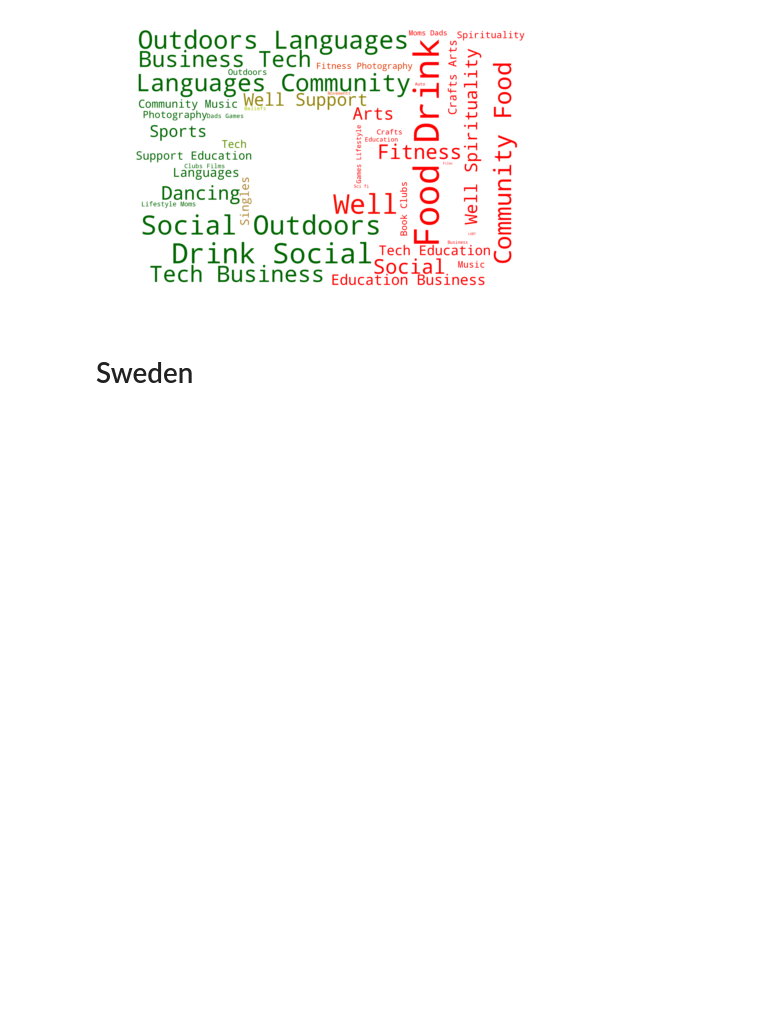
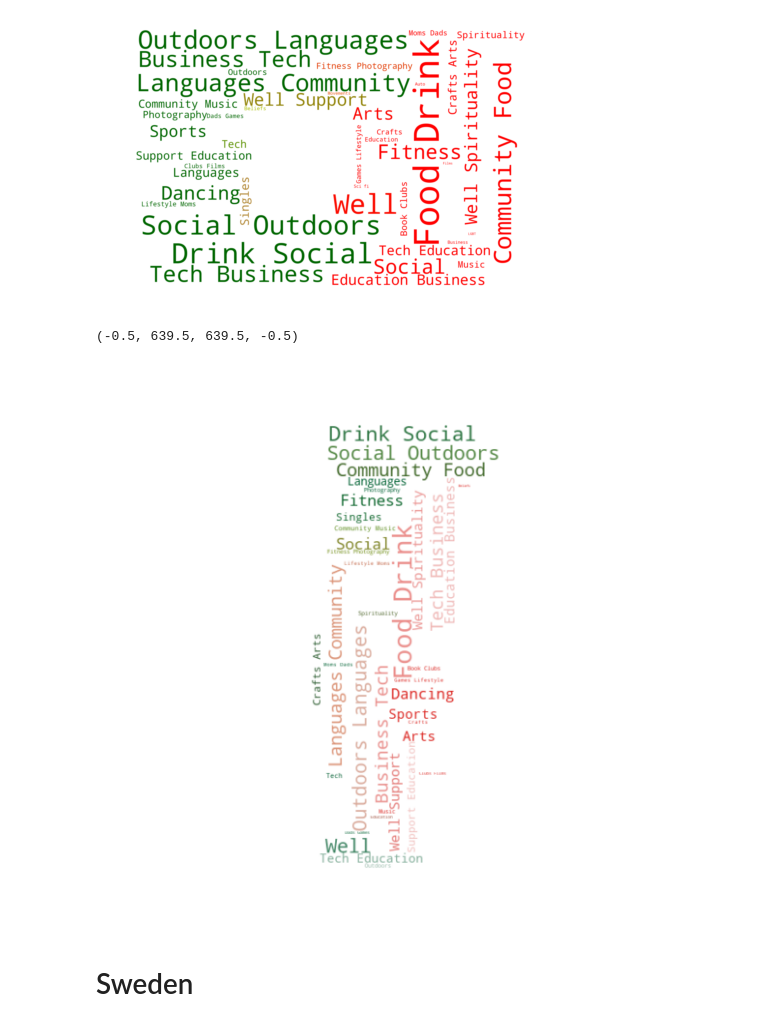
Before and after one commit to DBertazioli/ARmeetup, a Jupyter notebook: Visualizations/wordcloud_country_europe.ipynb, the cells around one changed output. Cells and saved outputs as stored; diff of their text form; code cells hidden in the pictures; blank space fills up the shorter version.

```diff
--- a/Visualizations/wordcloud_country_europe.ipynb
+++ b/Visualizations/wordcloud_country_europe.ipynb
@@ -201,6 +215,19 @@ plt.savefig("wordcloud_flag_pt.png", facecolor='none')
 #wc.to_file("wordcloud_flag_pt.png")
 # %% [output]
 [figure]
+# %%
+wc = WordCloud(background_color="white", max_words=1000, mask=shape_mask_pt).generate(text_pt)
+image_colors = ImageColorGenerator(shape_mask_pt)
+# store to file
+#wc.to_file("img/wordcloud_shape_pt.png")
+# show
+plt.figure(figsize=[15,10])
+plt.imshow(wc.recolor(color_func=image_colors), interpolation='bilinear')
+plt.axis("off")
+#plt.show()
+# %% [output]
+(-0.5, 639.5, 639.5, -0.5)
+[figure, added]
 # %% [markdown]
 # Sweden
 # %%
```
Also changed, not shown: parts of 14 cells of this notebook, 18 other files.
